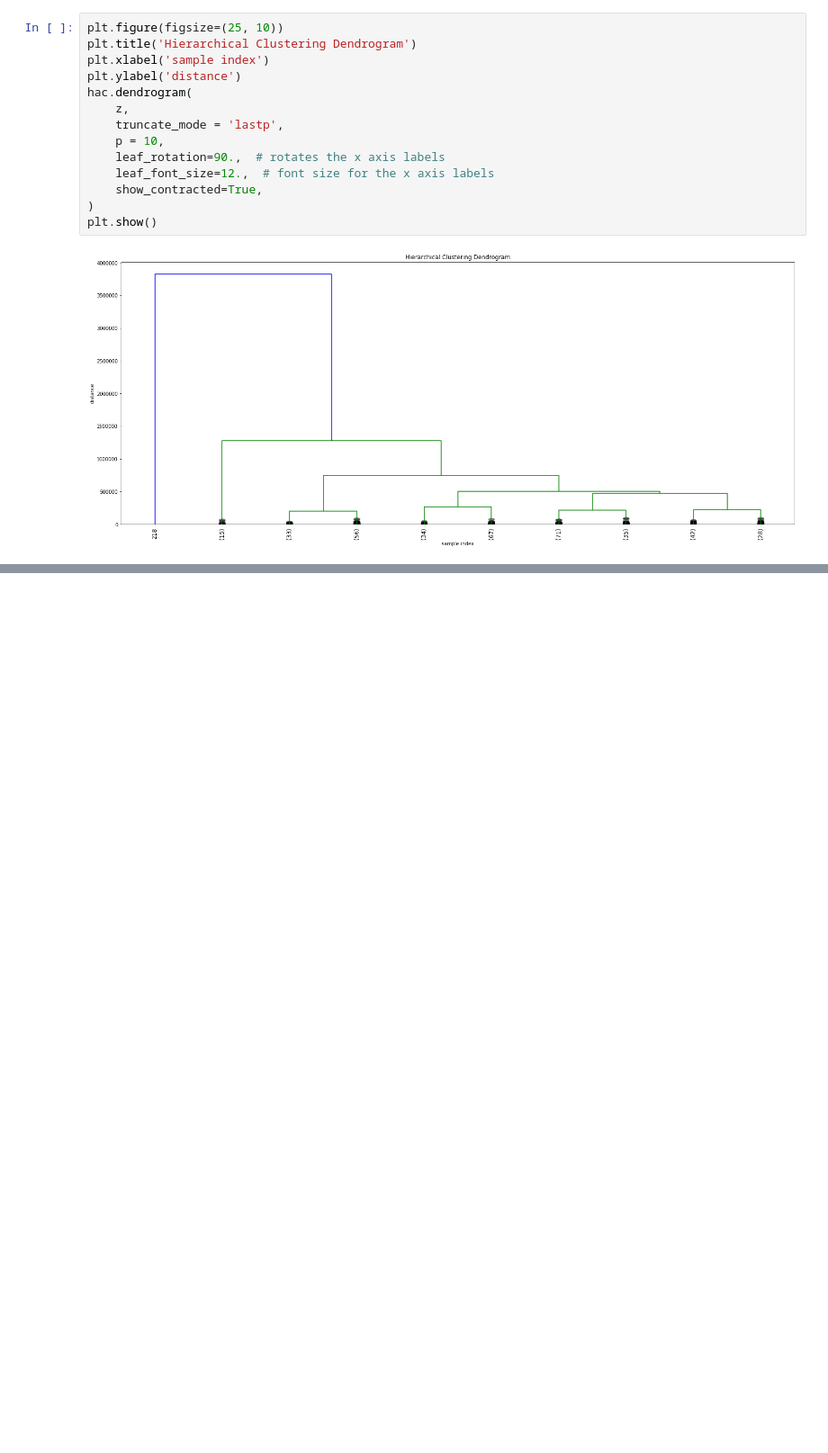
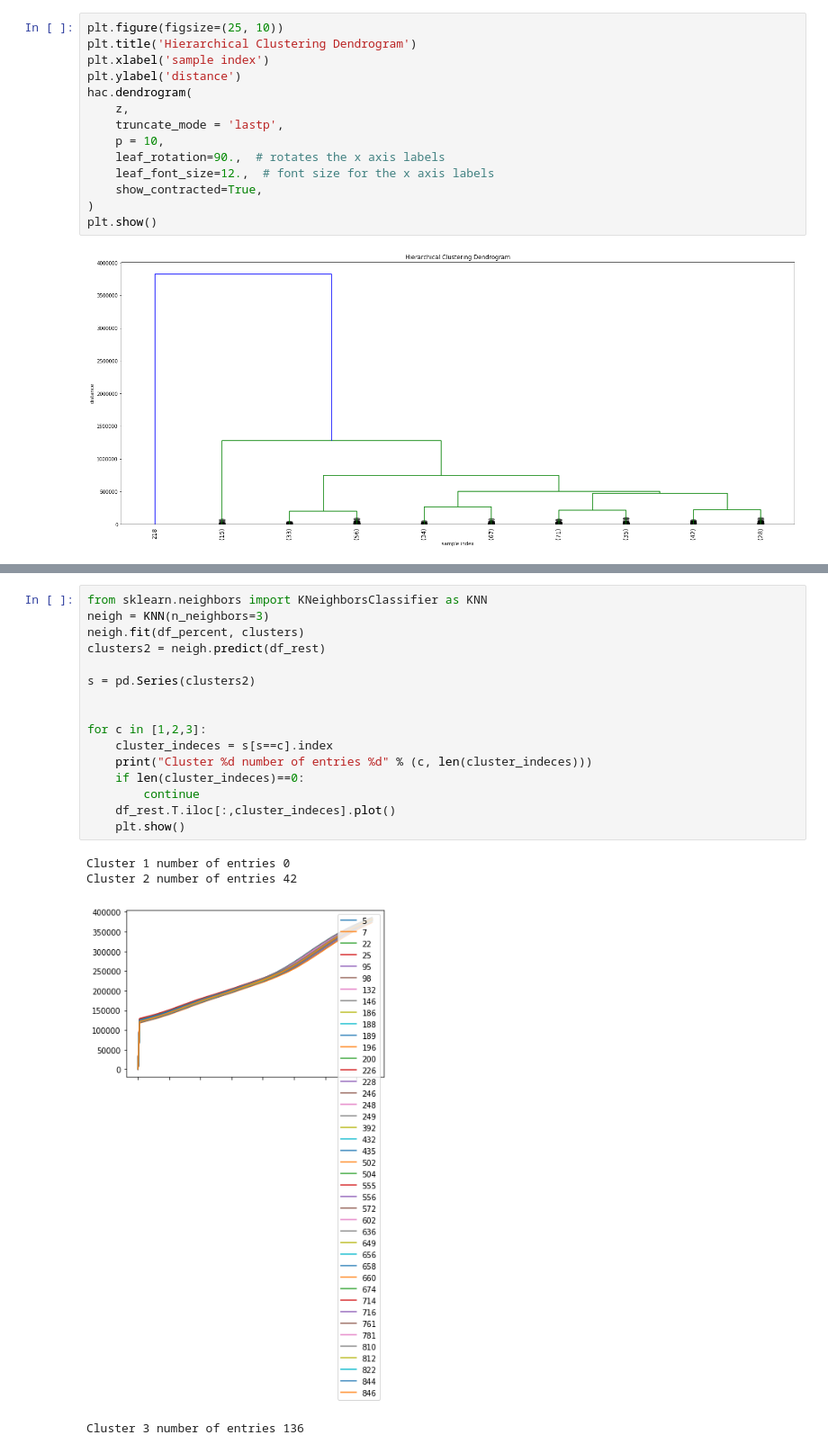
Before and after one commit to youndoldman/EDV-Anormaly-Detection, a Jupyter notebook: pipeline.ipynb, the cells around one changed output, grey strips where cells are left out. Shown at 90% size. Cells and saved outputs as stored; diff of their text form; blank space fills up the shorter version.

```diff
--- a/pipeline.ipynb
+++ b/pipeline.ipynb
@@ -259,0 +282,21 @@ Cluster 3 number of entries 1
+# %%
+from sklearn.neighbors import KNeighborsClassifier as KNN
+neigh = KNN(n_neighbors=3)
+neigh.fit(df_percent, clusters)
+clusters2 = neigh.predict(df_rest)
+
+s = pd.Series(clusters2)
+
+
+for c in [1,2,3]:
+    cluster_indeces = s[s==c].index
+    print("Cluster %d number of entries %d" % (c, len(cluster_indeces)))
+    if len(cluster_indeces)==0:
+        continue
+    df_rest.T.iloc[:,cluster_indeces].plot()
+    plt.show()
+# %% [output]
+Cluster 1 number of entries 0
+Cluster 2 number of entries 42
+[figure, added]
+Cluster 3 number of entries 136
```
Also changed, not shown: parts of 26 cells of this notebook.
